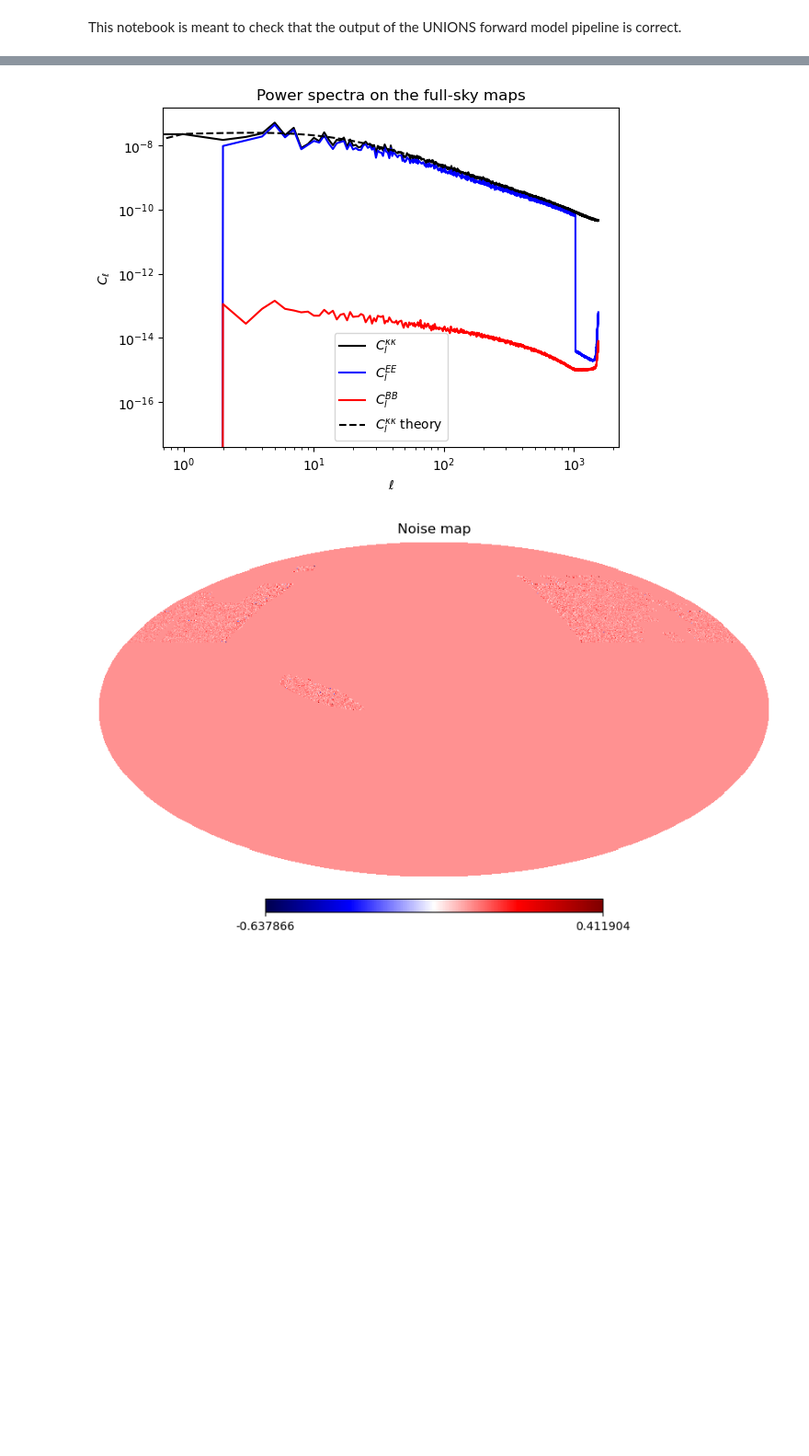
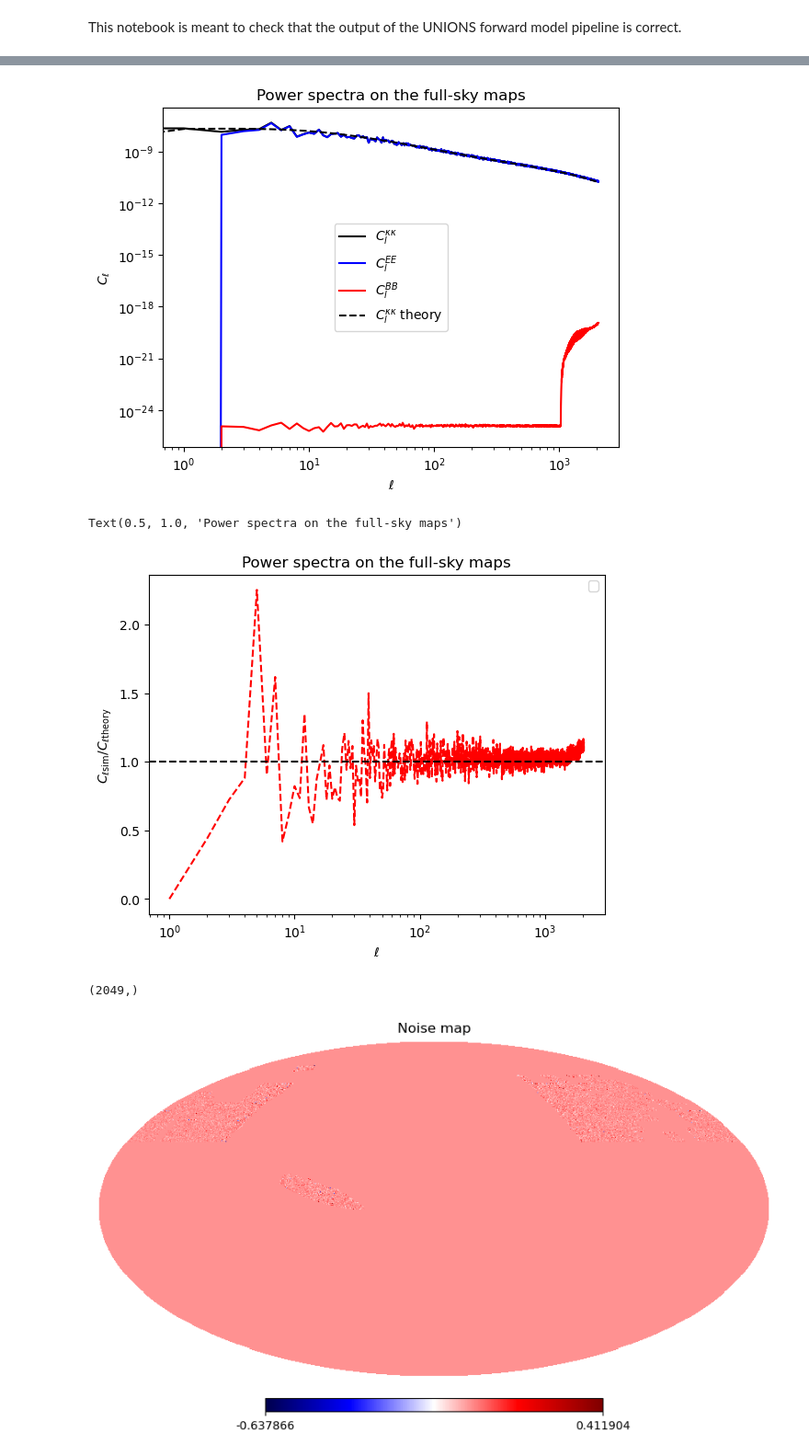
Before and after one commit to sachaguer/UNIONS_forward_model, a Jupyter notebook: notebooks/check_pipeline_output.ipynb, the cells around one changed output, grey strips where cells are left out. Shown at 92% size. Drawn from its saved outputs; the diff is of its cells as text; code cells hidden in the pictures; blank space fills up the shorter version.

```diff
--- a/notebooks/check_pipeline_output.ipynb
+++ b/notebooks/check_pipeline_output.ipynb
@@ -28,7 +25,7 @@ num_sim = 1
 rot_i = 0
 rot_j = 0
 noise_real = 0
-path_output = f'/lustre/fswork/projects/rech/prk/uid35yw/test_gss/forward_model_sim{num_sim:05d}_nside0512_rot{rot_i}{rot_j}_noisereal{noise_real}.npy'
+path_output = f'/lustre/fswork/projects/rech/prk/uid35yw/test_gss_light/forward_model_sim{num_sim:05d}_nside1024_rot{rot_i}{rot_j}_noisereal{noise_real}.npy'
 output = np.load(path_output, allow_pickle=True).item()
 # %% [markdown]
 This notebook is meant to check that the output of the UNIONS forward model pipeline is correct.
@@ -116,7 +113,7 @@ m_nu = output['cosmo_params']["m_nu"]
 w = output['cosmo_params']["w"]
 As = output['cosmo_params']["A_s"]
 
-nside=512
+nside=1024
 lmax = 2*nside
 
 pars = camb.set_params(H0=100*h, omch2=Oc*h**2, ombh2=Ob*h**2, ns=ns, mnu=m_nu, w=w, As=As, WantTransfer=True, NonLinear=camb.model.NonLinear_both)
@@ -139,26 +136,48 @@ theory_cls = camb.get_results(pars).get_source_cls_dict(lmax=lmax, raw_cl=True)
 # %%
 pw = hp.pixwin(nside, lmax=lmax)
 
 plt.figure()
 
-lmax = 3*nside
+lmax = 2*nside
 l = np.arange(lmax+1)
 plt.plot(l, sim_cls[0], label=r'$C_l^{\kappa\kappa}$', c='k')
 plt.plot(l, sim_cls[1], label=r'$C_l^{EE}$', c='b')
 plt.plot(l, sim_cls[2], label=r'$C_l^{BB}$', c='r')
 lmax = 2*nside
 l = np.arange(lmax+1)
 plt.plot(l, theory_cls['W1xW1']*pw**2, label=r'$C_l^{\kappa\kappa}$ theory', c='k', ls='--')
 
 plt.xlabel(r'$\ell$')
 plt.ylabel(r'$C_\ell$')
 plt.legend()
 
 plt.xscale('log')
 plt.yscale('log')
 
 plt.title('Power spectra on the full-sky maps')
 plt.savefig('../Plots/full_sky_c_ell.png')
 plt.show()
+
+plt.figure()
+
+lmax = 2*nside
+l = np.arange(lmax+1)
+plt.plot(l, sim_cls[1]/(theory_cls['W1xW1']*pw**2), c='r', ls='--')
+
+plt.axhline(1, linestyle='--', c='k')
+
+plt.xlabel(r'$\ell$')
+plt.ylabel(r'$C_{\ell \rm{sim}}/C_{\ell \rm{theory}}$')
+plt.legend()
+
+plt.xscale('log')
+
+plt.title('Power spectra on the full-sky maps')
 # %% [output]
-[figure, old version]
+[figure, new version]
+Text(0.5, 1.0, 'Power spectra on the full-sky maps')
+[figure, added]
+# %%
+theory_cls['W1xW1'].shape
+# %% [output]
+(2049,)
```
Also changed, not shown: parts of 11 cells of this notebook, 3 other files.
